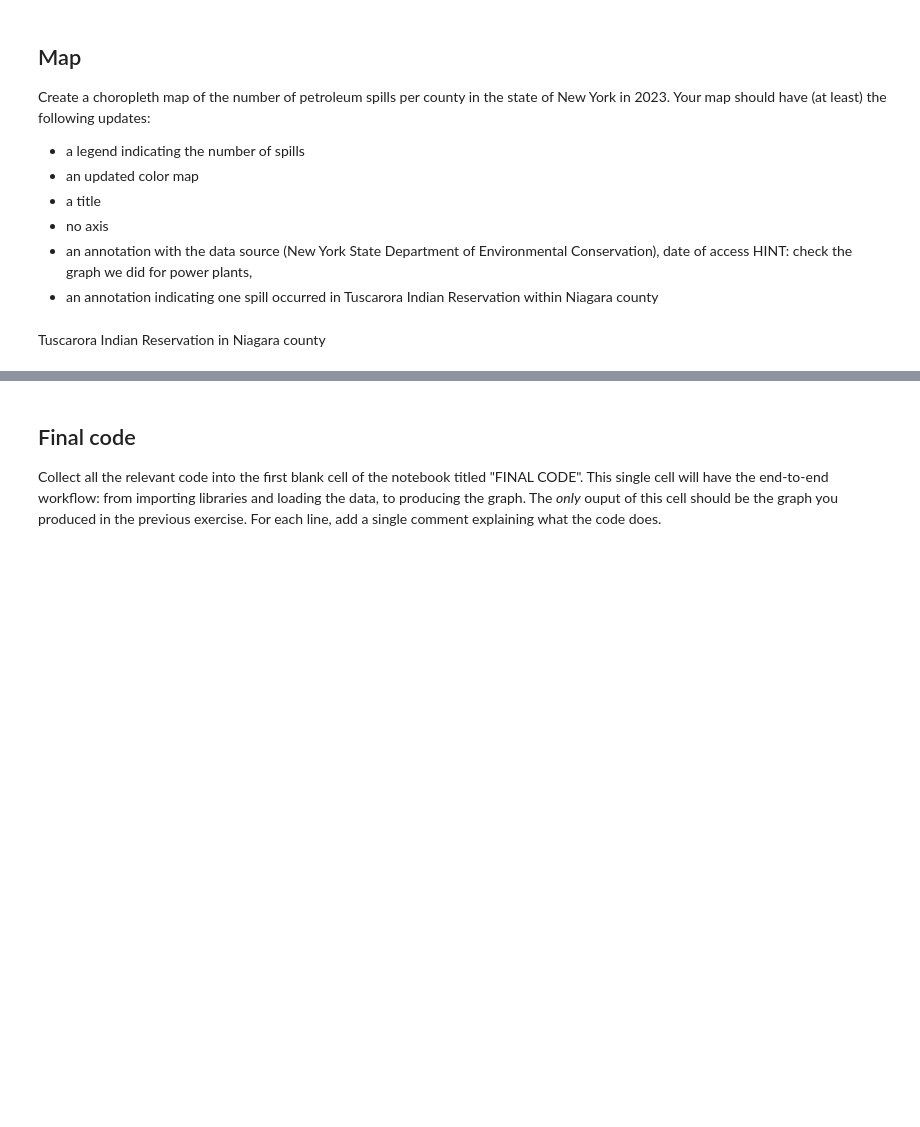
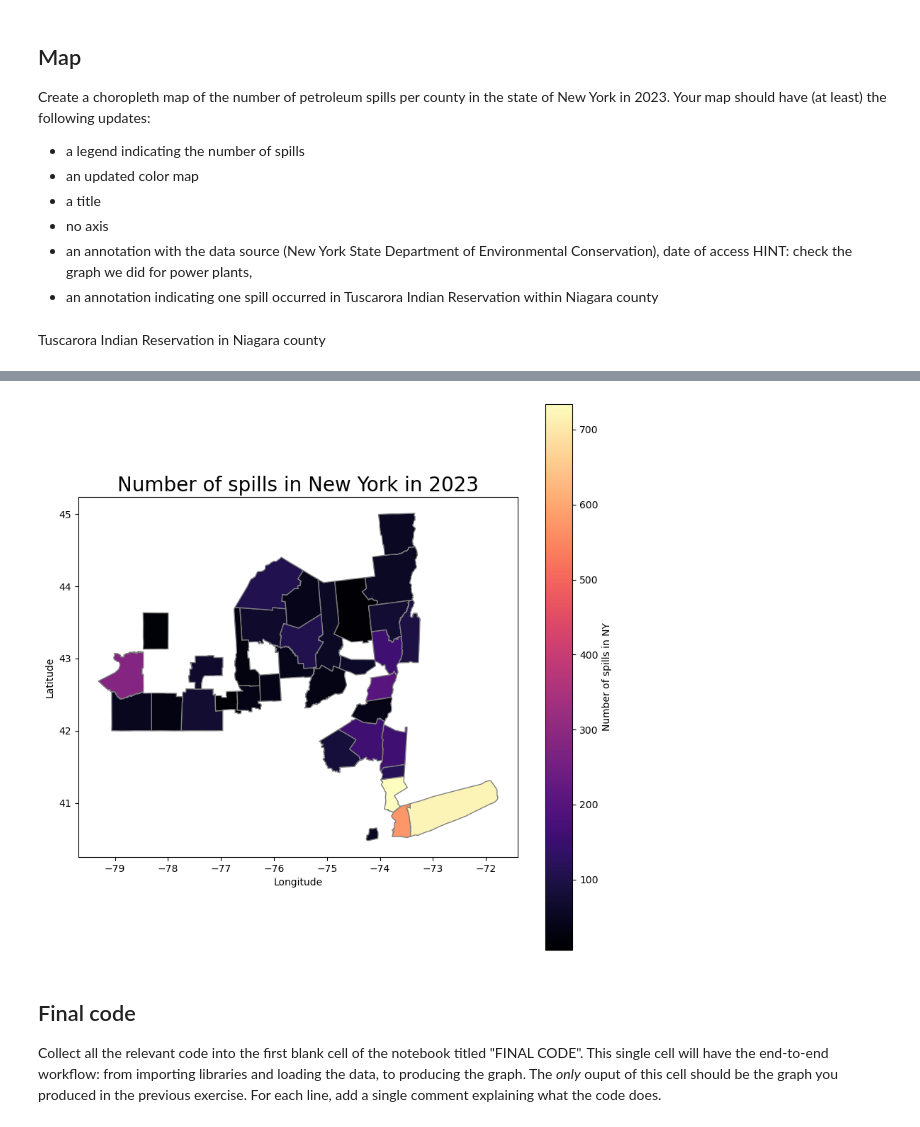
Before and after one commit to dianaxnav/eds220-hwk-3, a Jupyter notebook: hwk3-task1-spills.ipynb, the cells around one changed output, grey strips where cells are left out. Saved outputs shown, nothing was run; the diff lists cells and outputs as text; code cells hidden in the pictures; blank space fills up the shorter version.

```diff
--- a/hwk3-task1-spills.ipynb
+++ b/hwk3-task1-spills.ipynb
@@ -446,3 +527,23 @@ Tuscarora Indian Reservation in Niagara county
+# %%
+fig, ax = plt.subplots(figsize=(10, 10))
+#countries.plot(ax=ax)
+ny_counties.plot(ax=ax,
+                      column='n_spills',
+                       cmap='magma',
+                       legend=True,
+                       edgecolor="0.5",
+                       legend_kwds={"shrink":1,
+                                    'label': "Number of spills in NY"
+                                    }
+                       )
+
+ax.set_title('Number of spills in New York in 2023',  fontsize=20)
+ax.set_xlabel('Longitude')
+ax.set_ylabel('Latitude')
+
+plt.show()
+# %% [output]
+[figure, added]
 # %% [markdown]
 ## Final code
 
```
Also changed, not shown: parts of 30 cells of this notebook, 8 other files.
